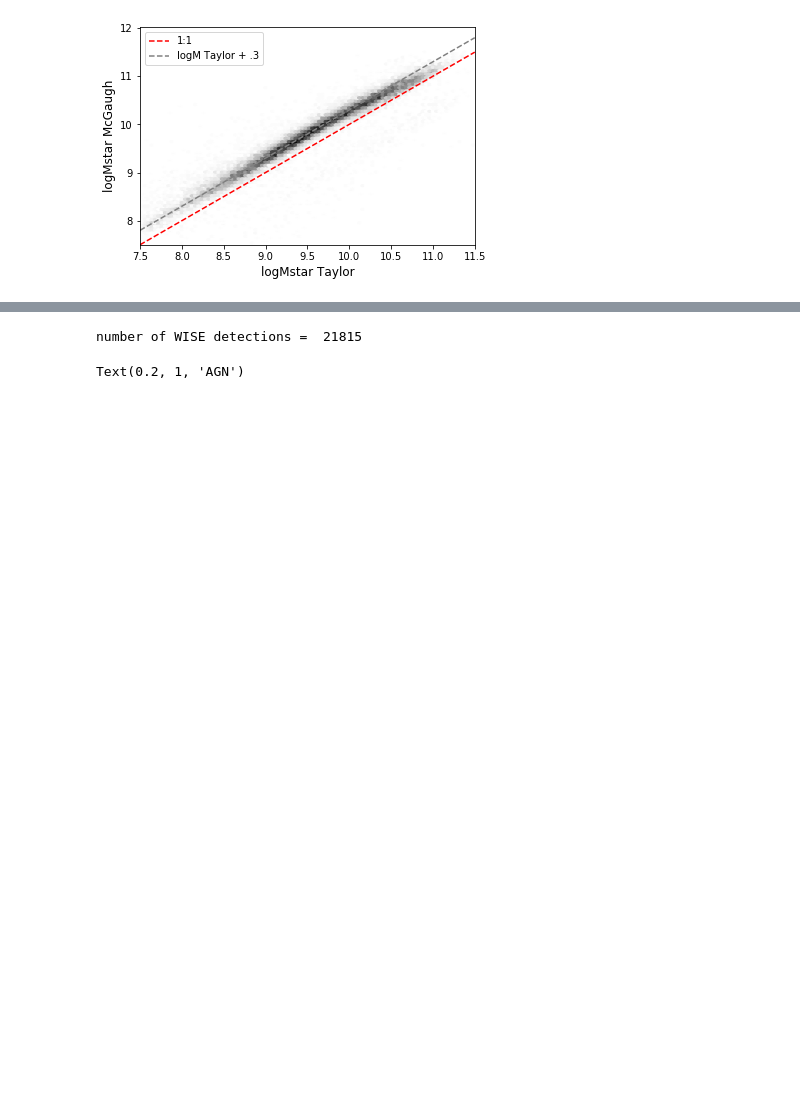
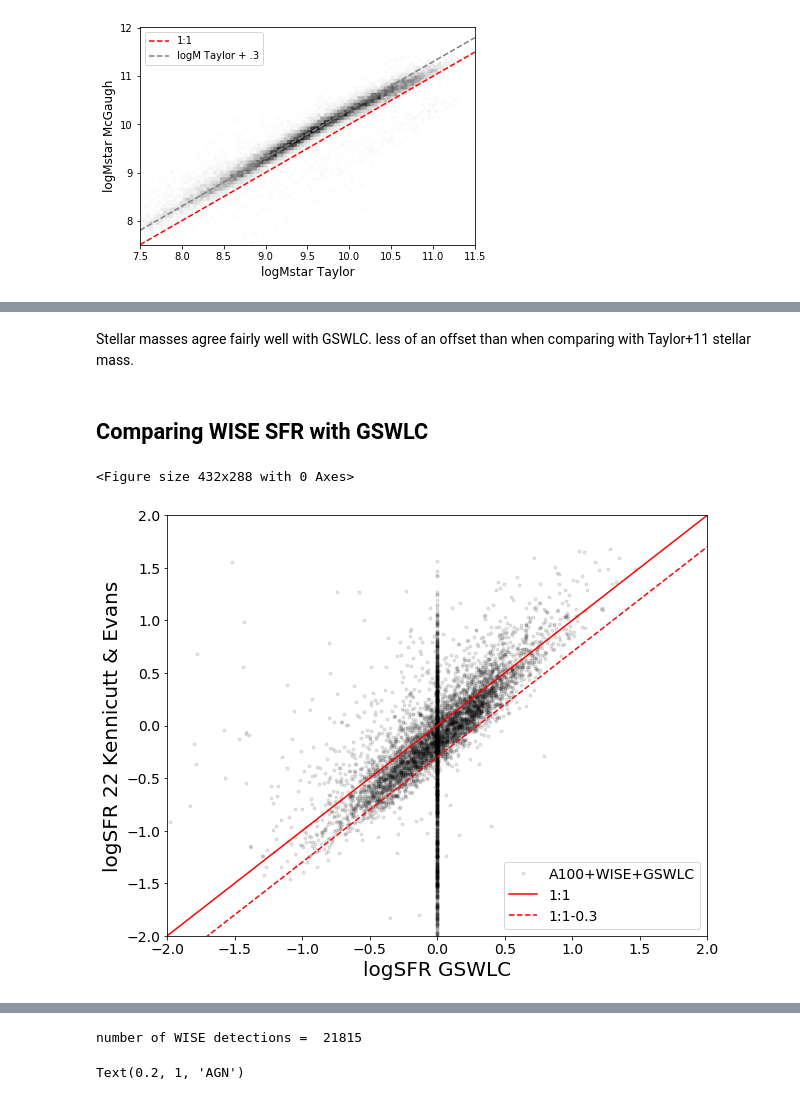
Before and after one commit to rfinn/APPSS, a Jupyter notebook: paper-plots-v1.ipynb, the cells around one changed output, grey strips where cells are left out. Cells and saved outputs as stored; diff of their text form; code cells hidden in the pictures; blank space fills up the shorter version.

```diff
--- a/paper-plots-v1.ipynb
+++ b/paper-plots-v1.ipynb
@@ -357,0 +392,10 @@ plt.savefig('WISE-McGaugh-vs-Taylor.png')
+# %% [markdown]
+Stellar masses agree fairly well with GSWLC.  less of an offset than when comparing with Taylor+11 stellar mass.
+# %% [markdown]
+## Comparing WISE SFR with GSWLC ##
+# %%
+%run ~/github/APPSS/a100sdss.py
+p.wise_gsw_sfr()
+# %% [output]
+<Figure size 432x288 with 0 Axes>
+[figure, added]
```
Also changed, not shown: parts of 16 cells of this notebook, 2 other files.
